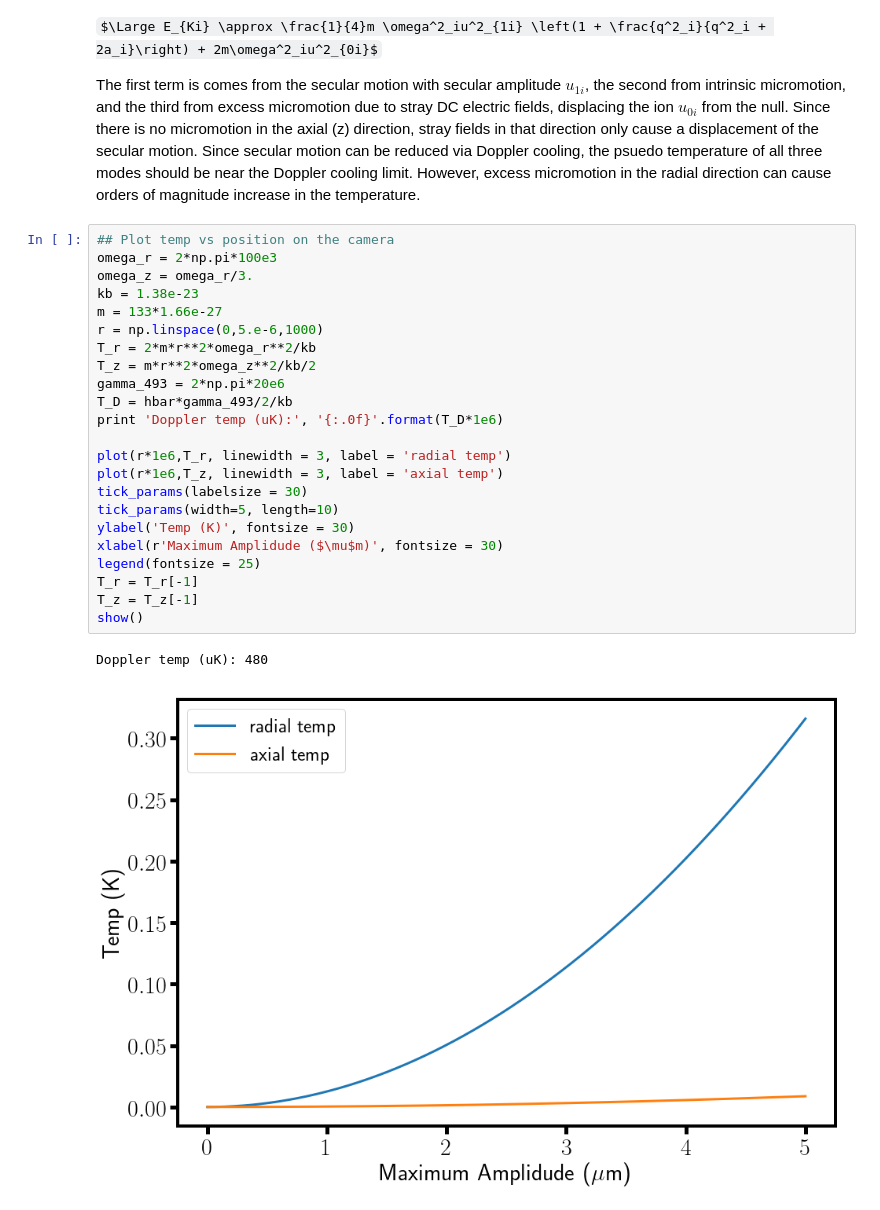
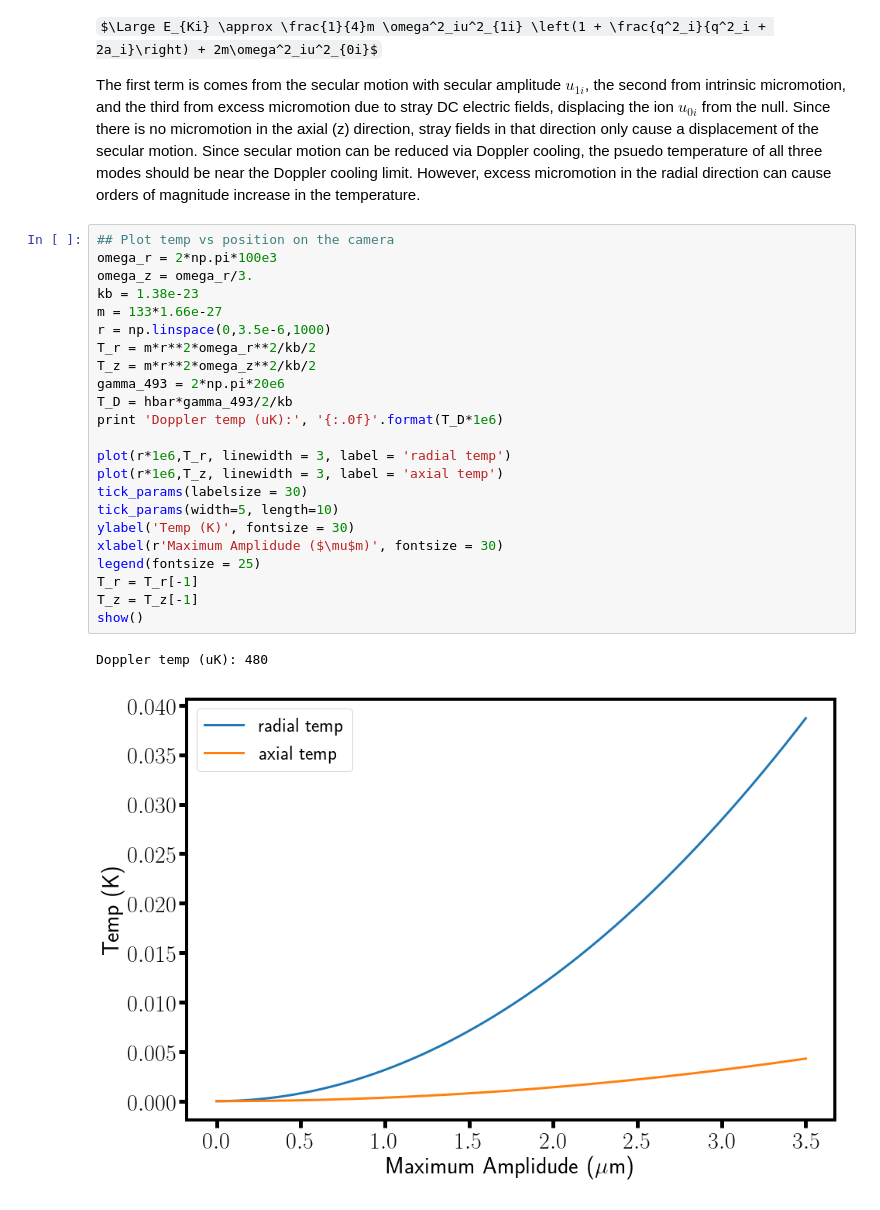
Before and after one commit to barium-project/python-notebooks, a Jupyter notebook: motional_sidebands.ipynb, the cells around one changed output. Drawn from its saved outputs; the diff is of its cells as text; some formulas as TeX source.

```diff
--- a/motional_sidebands.ipynb
+++ b/motional_sidebands.ipynb
@@ -16,29 +16,29 @@ The first term is comes from the secular motion with secular amplitude $u_{1i}$,
 # %%
 ## Plot temp vs position on the camera
 omega_r = 2*np.pi*100e3
 omega_z = omega_r/3.
 kb = 1.38e-23
 m = 133*1.66e-27
-r = np.linspace(0,5.e-6,1000)
-T_r = 2*m*r**2*omega_r**2/kb
+r = np.linspace(0,3.5e-6,1000)
+T_r = m*r**2*omega_r**2/kb/2
 T_z = m*r**2*omega_z**2/kb/2
 gamma_493 = 2*np.pi*20e6
 T_D = hbar*gamma_493/2/kb
 print 'Doppler temp (uK):', '{:.0f}'.format(T_D*1e6)
 
 plot(r*1e6,T_r, linewidth = 3, label = 'radial temp')
 plot(r*1e6,T_z, linewidth = 3, label = 'axial temp')
 tick_params(labelsize = 30)
 tick_params(width=5, length=10)
 ylabel('Temp (K)', fontsize = 30)
 xlabel(r'Maximum Amplidude ($\mu$m)', fontsize = 30)
 legend(fontsize = 25)
 T_r = T_r[-1]
 T_z = T_z[-1]
 show()
 # %% [output]
 Doppler temp (uK): 480
-[figure, old version]
+[figure, new version]
 # %%
 ### plot our phonon distribution
 
```
Also changed, not shown: parts of 4 cells of this notebook.
